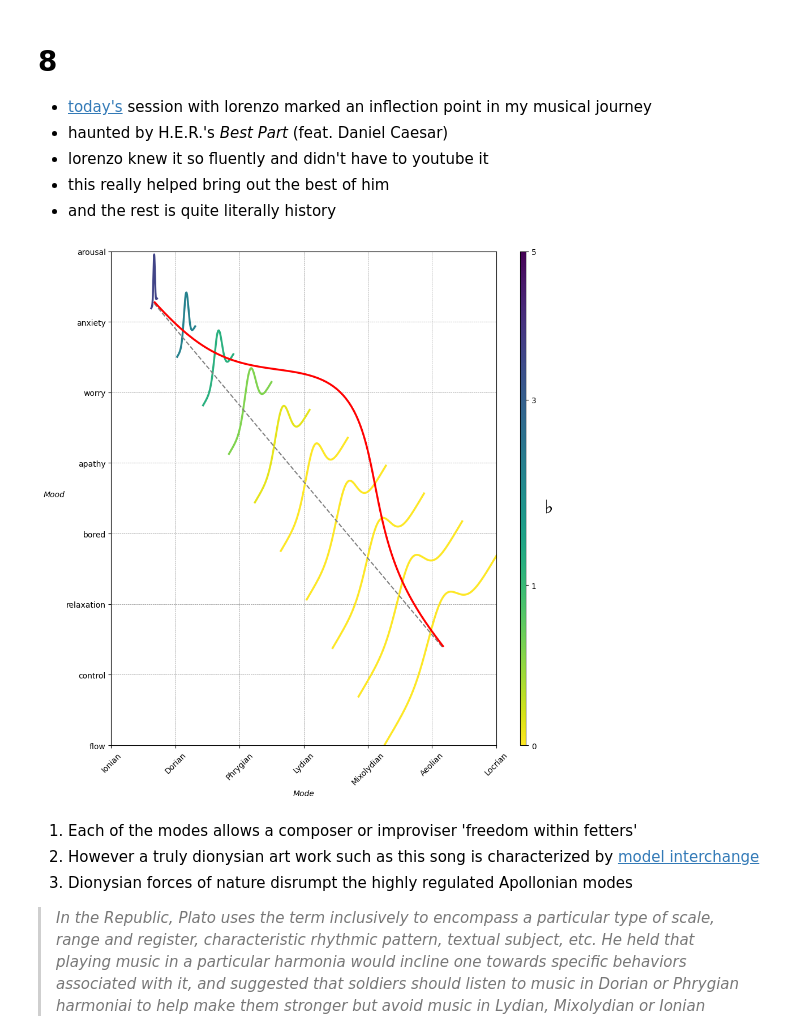
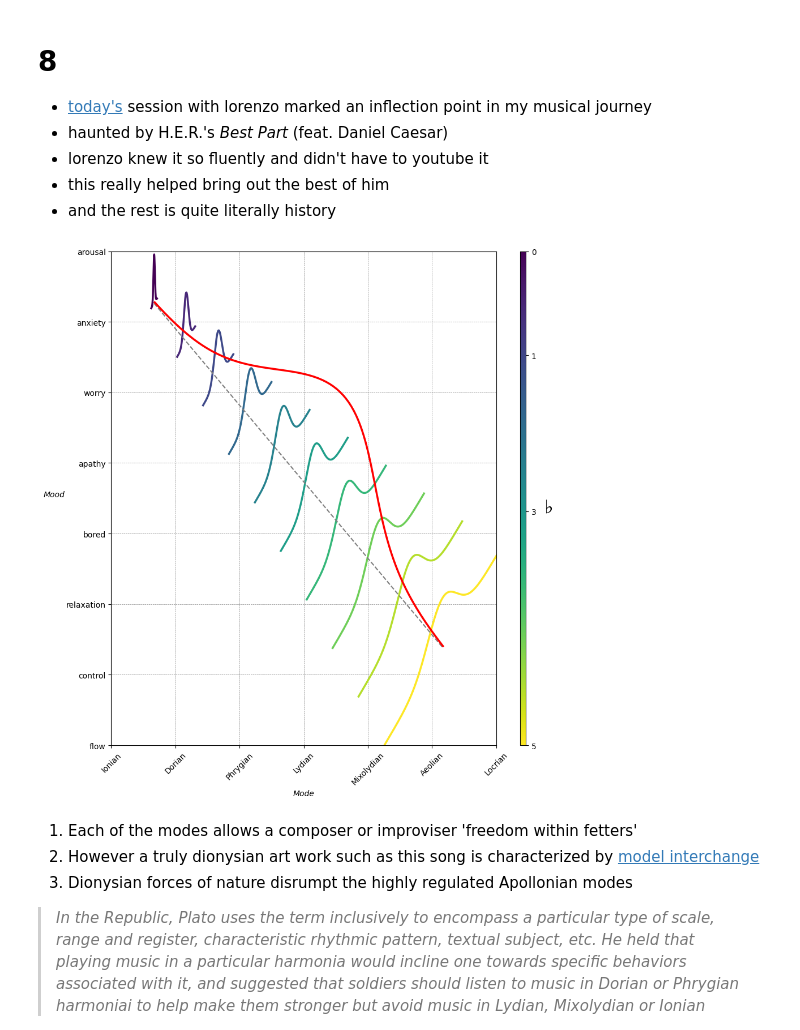
Before and after one commit to abikesa/apollonian, a Jupyter notebook: _build/jupyter_execute/act_1/act_1_1/act_1_1_0/act_1_1_0_2.ipynb, the cells around one changed output. Cells and saved outputs as stored; diff of their text form; code cells hidden in the pictures.

```diff
--- a/_build/jupyter_execute/act_1/act_1_1/act_1_1_0/act_1_1_0_2.ipynb
+++ b/_build/jupyter_execute/act_1/act_1_1/act_1_1_0/act_1_1_0_2.ipynb
@@ -12,8 +12,7 @@
 import matplotlib.pyplot as plt
 import numpy as np
 from matplotlib.cm import ScalarMappable
-from matplotlib.colors import ListedColormap
-from matplotlib.colors import PowerNorm
+from matplotlib.colors import LinearSegmentedColormap, PowerNorm
 
 def gaussian(x, mean, std_dev, amplitude=1):
     return amplitude * np.exp(-0.9 * ((x - mean) / std_dev) ** 2)
@@ -30,15 +29,11 @@ fig, ax = plt.subplots(figsize=(10, 10))
 intervals = np.linspace(0, 100, 11)
 custom_means = np.linspace(1, 23, 10)
 custom_stds = np.linspace(.5, 10, 10)
-greek_letters = ['α', 'β', 'γ', 'δ', 'ε', 'ζ', 'η', 'θ', 'ι', 'κ']
 
+# Change to 'viridis' colormap to get gradations like the older plot
 cmap = plt.get_cmap('viridis')
-cmap_reversed = ListedColormap(cmap.colors[::-1])
-
-# Use cmap_reversed instead of cmap
-# Change this line for nonlinear normalization
-norm = PowerNorm(gamma=0.7, vmin=0, vmax=5)
-sm = ScalarMappable(cmap=cmap_reversed, norm=norm)
+norm = plt.Normalize(custom_stds.min(), custom_stds.max())
+sm = ScalarMappable(cmap=cmap, norm=norm)
 sm.set_array([])
 
 median_points = []
@@ -53,42 +48,67 @@ for i in range(10):
     y_gauss = y_center + y_curve / np.sqrt(2) + x_curve / np.sqrt(2)
 
     ax.plot(x_gauss, y_gauss, color=cmap(norm(custom_stds[i])), linewidth=2.5)
-
     median_points.append((x_center + custom_means[i] / np.sqrt(2), y_center + custom_means[i] / np.sqrt(2)))
 
 median_points = np.array(median_points)
 ax.plot(median_points[:, 0], median_points[:, 1], '--', color='grey')
 start_point = median_points[0, :]
 end_point = median_points[-1, :]
 overlay_gaussian_on_line(ax, start_point, end_point, 24)
 
 ax.grid(True, linestyle='--', linewidth=0.5, color='grey')
 ax.set_xlim(-30, 111)
 ax.set_ylim(-20, 87)
 
-# Create the colorbar using the reversed colormap
-cbar = fig.colorbar(sm, ax=ax, shrink=1, aspect=90)
+# Create a new ScalarMappable with a reversed colormap just for the colorbar
+cmap_reversed = plt.get_cmap('viridis').reversed()
+sm_reversed = ScalarMappable(cmap=cmap_reversed, norm=norm)
+sm_reversed.set_array([])
+
+# Existing code for creating the colorbar
+cbar = fig.colorbar(sm_reversed, ax=ax, shrink=1, aspect=90)
+
+# Specify the tick positions you want to set
+custom_tick_positions = [0.5, 5, 8, 10]  # example positions, you can change these
+cbar.set_ticks(custom_tick_positions)
+
+# Specify custom labels for those tick positions
+custom_tick_labels = ['5', '3', '1', '0']  # example labels, you can change these
+cbar.set_ticklabels(custom_tick_labels)
+
+# Label for the colorbar
 cbar.set_label(r'♭', rotation=0, labelpad=15, fontstyle='italic', fontsize=24)
-cbar.set_ticks([0, 1, 3, 5])  # Modified this line
-cbar.set_ticklabels(['0', '1', '3', '5'])  # Modified this line
 
+
+# Label for the colorbar
+cbar.set_label(r'♭', rotation=0, labelpad=15, fontstyle='italic', fontsize=24)
+
+
+cbar.set_label(r'♭', rotation=0, labelpad=15, fontstyle='italic', fontsize=24)
+
+# Add X and Y axis labels with custom font styles
 ax.set_xlabel(r'Mode', fontstyle='italic')
 ax.set_ylabel(r'Mood', rotation=0, fontstyle='italic', labelpad=15)
 
+# Add musical modes as X-axis tick labels
 musical_modes = ["Ionian", "Dorian", "Phrygian", "Lydian", "Mixolydian", "Aeolian", "Locrian"]
 mode_positions = np.linspace(ax.get_xlim()[0], ax.get_xlim()[1], len(musical_modes))
 ax.set_xticks(mode_positions)
 ax.set_xticklabels(musical_modes, rotation=45)
 
+# Add moods as Y-axis tick labels
 moods = ["flow", "control", "relaxation", "bored", "apathy", "worry", "anxiety", "arousal"]
 mood_positions = np.linspace(ax.get_ylim()[0], ax.get_ylim()[1], len(moods))
 ax.set_yticks(mood_positions)
 ax.set_yticklabels(moods)
 
+# ... (rest of the code unchanged)
+
+
 plt.tight_layout()
 plt.show()
 # %% [output]
-[figure, old version]
+[figure, new version]
 # %% [markdown]
 
 1. Each of the modes allows a composer or improviser 'freedom within fetters'
```
Also changed, not shown: 5 other files.
